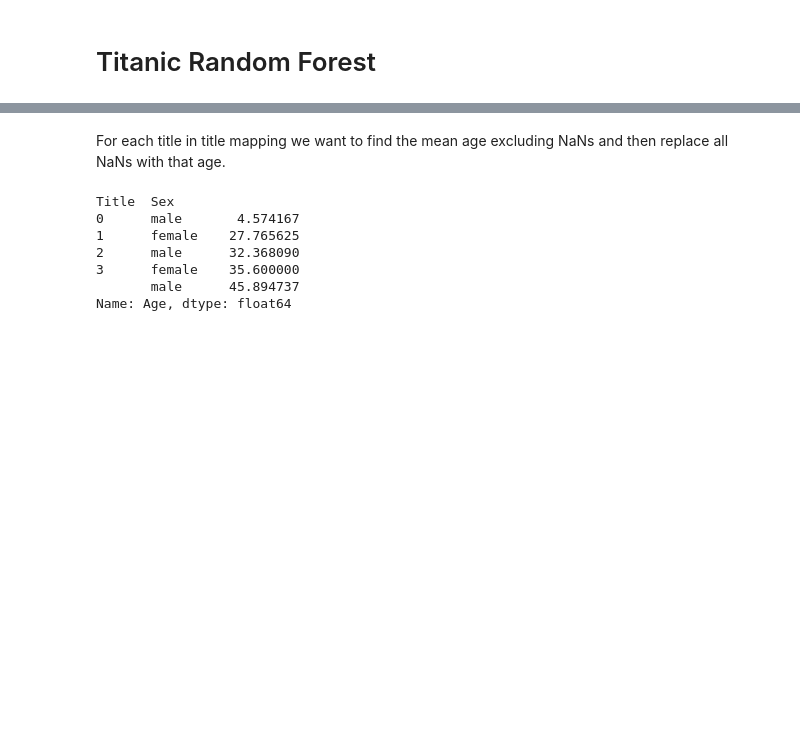
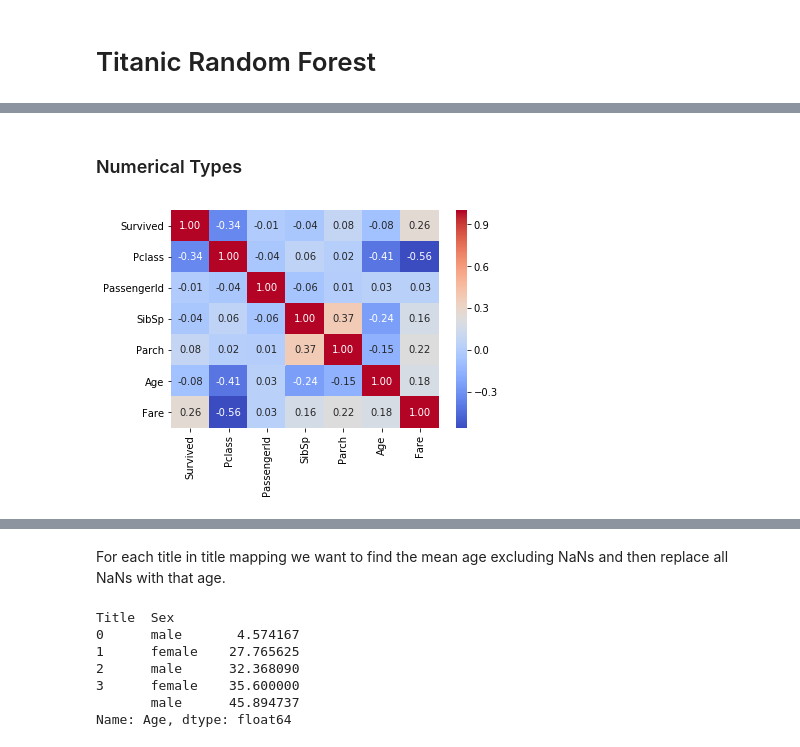
Before and after one commit to dj325/titanic_ensemble, a Jupyter notebook: titanic_reg.ipynb, the cells around one changed output, grey strips where cells are left out. Cells and saved outputs as stored; diff of their text form; code cells hidden in the pictures; blank space fills up the shorter version.

```diff
--- a/titanic_reg.ipynb
+++ b/titanic_reg.ipynb
@@ -25,0 +28,3 @@ df_raw_train.describe()
+# %%
+train_len = len(df_raw_train)
+df_raw = pd.concat(objs=[df_raw_train, df_raw_test], axis=0, sort=False).reset_index(drop=True)
@@ -43,0 +82,2 @@ df_raw_test = df_raw_test.fillna(np.nan)
+# %%
+df_raw = df_raw.fillna(np.nan)
@@ -43,0 +87,14 @@ df_raw_test = df_raw_test.fillna(np.nan)
+# %% [markdown]
+### Numerical Types
+# %%
+# PassengerId      int64
+# Pclass           int64
+# SibSp            int64
+# Parch            int64
+# Survived       float64
+# Age            float64
+# Fare           float64
+
+g = sns.heatmap(df_raw[["Survived","Pclass", "PassengerId", "SibSp","Parch","Age","Fare"]].corr(),annot=True, fmt = ".2f", cmap = "coolwarm")
+# %% [output]
+[figure, added]
```
Also changed, not shown: parts of 52 cells of this notebook.
